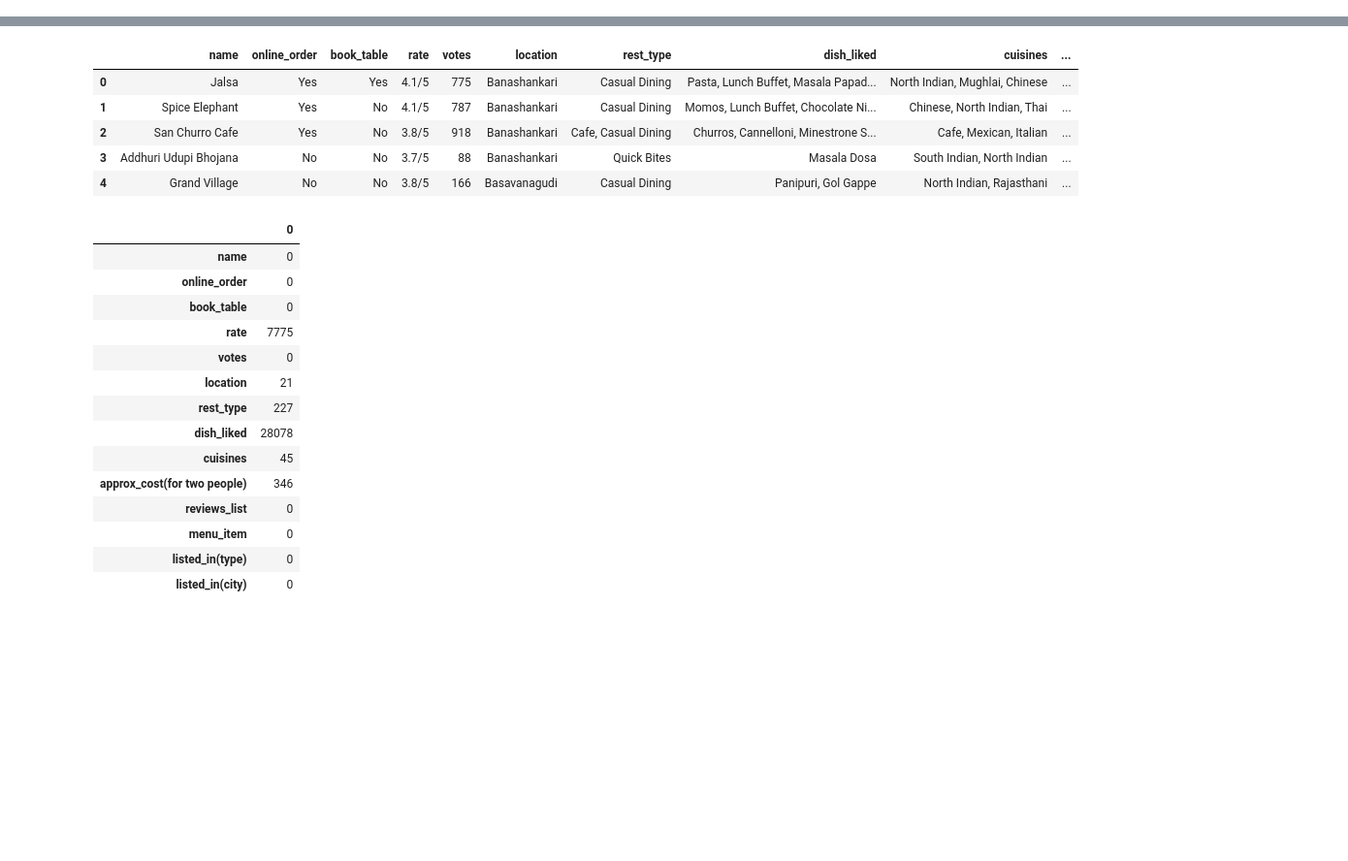
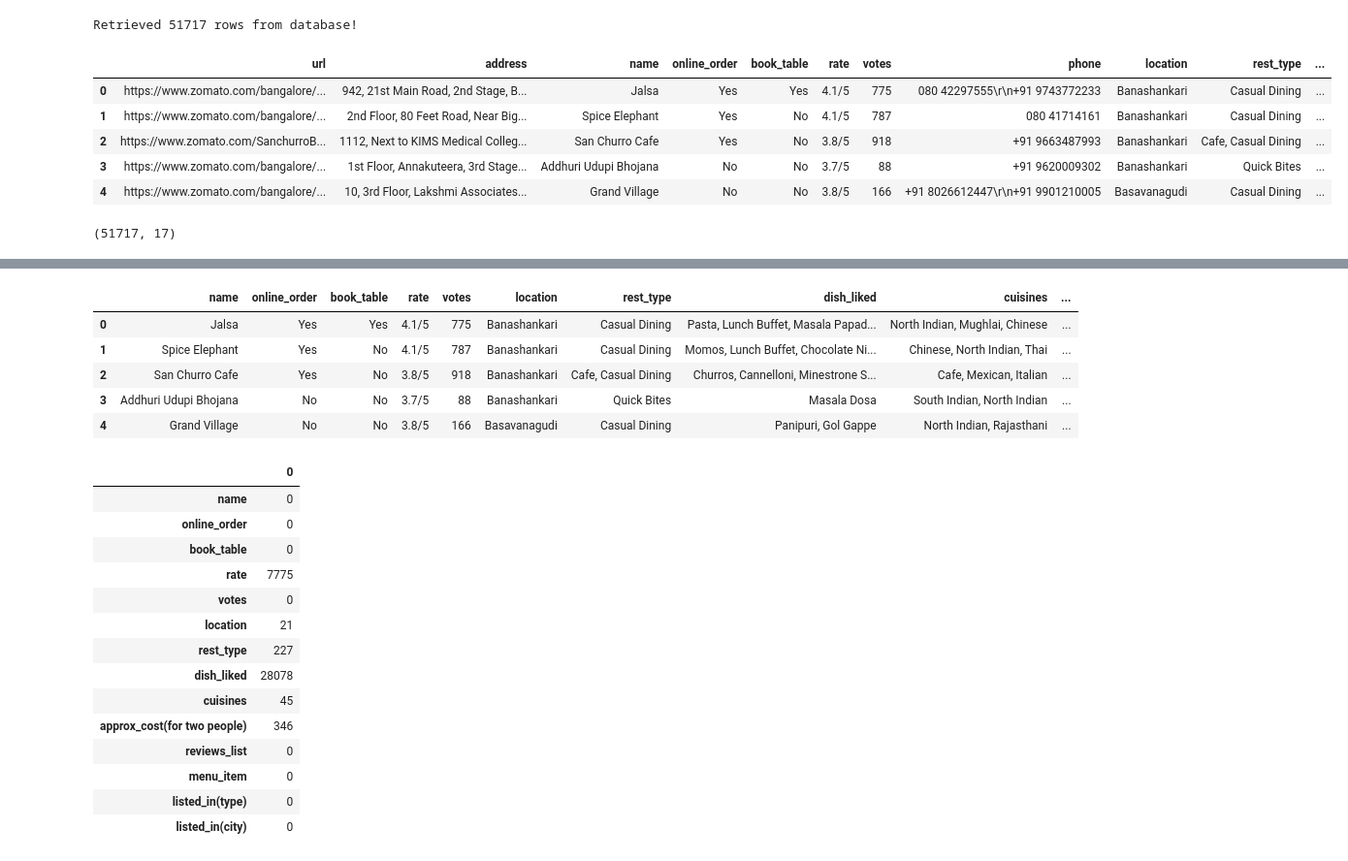
Before and after one commit to AshishNalawade0188/Restaurant-Analytics-Predictive-Intelligence-System, a Jupyter notebook: Jatin/ML_project.ipynb, the cells around one changed output, grey strips where cells are left out. Shown at 97% size. Saved outputs shown, nothing was run; the diff lists cells and outputs as text; code cells hidden in the pictures; blank space fills up the shorter version.

```diff
--- a/Jatin/ML_project.ipynb
+++ b/Jatin/ML_project.ipynb
@@ -16,0 +27,39 @@ df = pd.read_csv('/content/drive/MyDrive/zomato.csv')
+# %%
+# !pip install sqlalchemy psycopg2-binary pandas
+import pandas as pd
+from sqlalchemy import create_engine
+from google.colab import userdata
+
+# 1. Your Service URI (Ensure it starts with postgresql://)
+# Retrieve password securely from Colab Secrets
+DB_PASSWORD = userdata.get('DB_PASSWORD') # Ensure you have a secret named 'DB_PASSWORD'
+DATABASE_URL = f"postgres://avnadmin:{DB_PASSWORD}@pg-3ccb92da-john-7f1d.l.aivencloud.com:15149/defaultdb?sslmode=require"
+
+# Fix prefix for SQLAlchemy compatibility
+if DATABASE_URL.startswith("postgres://"):
+    DATABASE_URL = DATABASE_URL.replace("postgres://", "postgresql://", 1)
+
+# 2. Create the engine
+engine = create_engine(DATABASE_URL)
+
+# 3. Write your SQL Query to fetch data
+query = "SELECT * FROM zomato_raw_data;"
+
+# 4. Load data directly into a Pandas DataFrame
+df_retrieved = pd.read_sql(query, con=engine)
+
+# 5. Display the fetched data
+print(f"Retrieved {len(df_retrieved)} rows from database!")
+df_retrieved.head()
+# %% [output]
+Retrieved 51717 rows from database!
+|  | url | address | name | online_order | book_table | rate | votes | phone | location | rest_type | ... |
+| 0 | https://www.zomato.com/bangalore/... | 942, 21st Main Road, 2nd Stage, B... | Jalsa | Yes | Yes | 4.1/5 | 775 | 080 42297555\r\n+91 9743772233 | Banashankari | Casual Dining | ... |
+| 1 | https://www.zomato.com/bangalore/... | 2nd Floor, 80 Feet Road, Near Big... | Spice Elephant | Yes | No | 4.1/5 | 787 | 080 41714161 | Banashankari | Casual Dining | ... |
+| 2 | https://www.zomato.com/SanchurroB... | 1112, Next to KIMS Medical Colleg... | San Churro Cafe | Yes | No | 3.8/5 | 918 | +91 9663487993 | Banashankari | Cafe, Casual Dining | ... |
+| 3 | https://www.zomato.com/bangalore/... | 1st Floor, Annakuteera, 3rd Stage... | Addhuri Udupi Bhojana | No | No | 3.7/5 | 88 | +91 9620009302 | Banashankari | Quick Bites | ... |
+| 4 | https://www.zomato.com/bangalore/... | 10, 3rd Floor, Lakshmi Associates... | Grand Village | No | No | 3.8/5 | 166 | +91 8026612447\r\n+91 9901210005 | Basavanagudi | Casual Dining | ... |
+# %%
+df_retrieved.shape
+# %% [output]
+(51717, 17)
```
Also changed, not shown: parts of 38 cells of this notebook.
